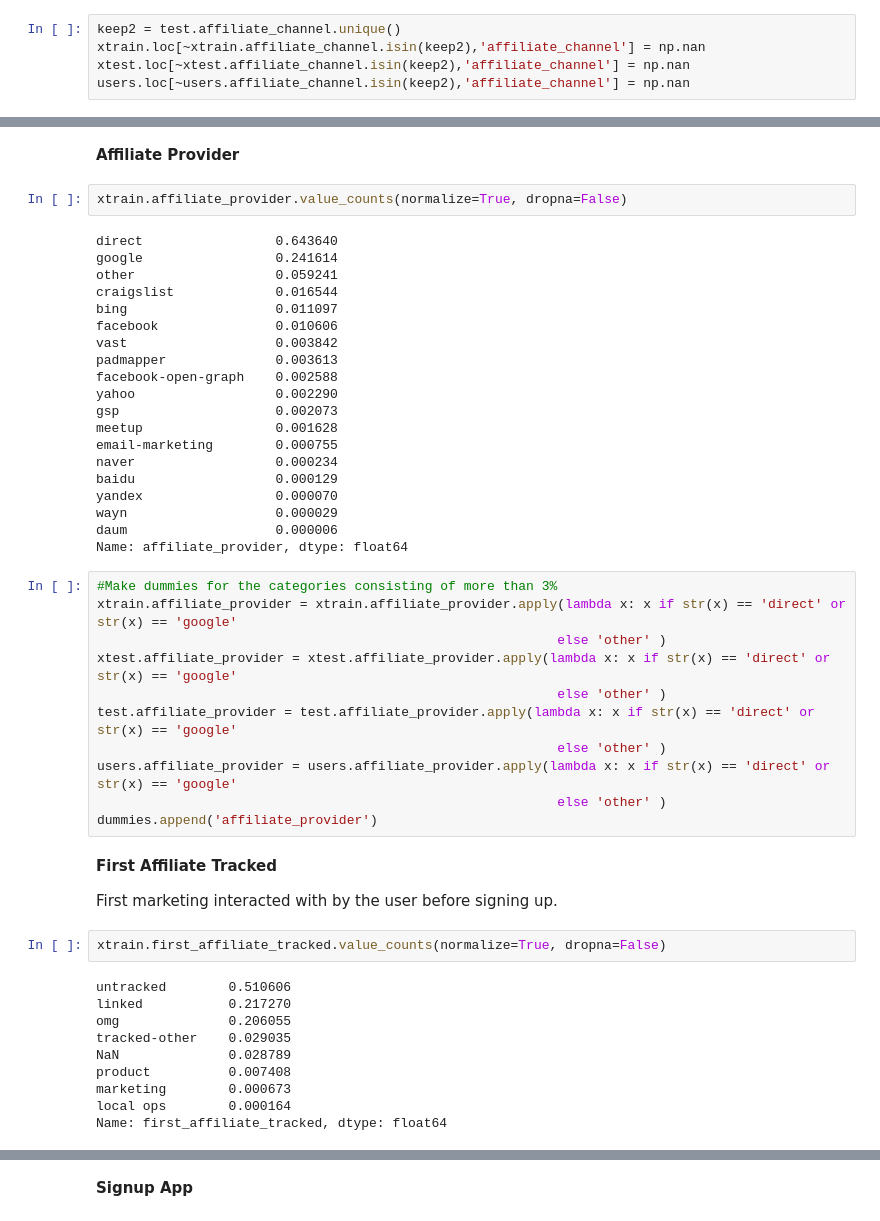
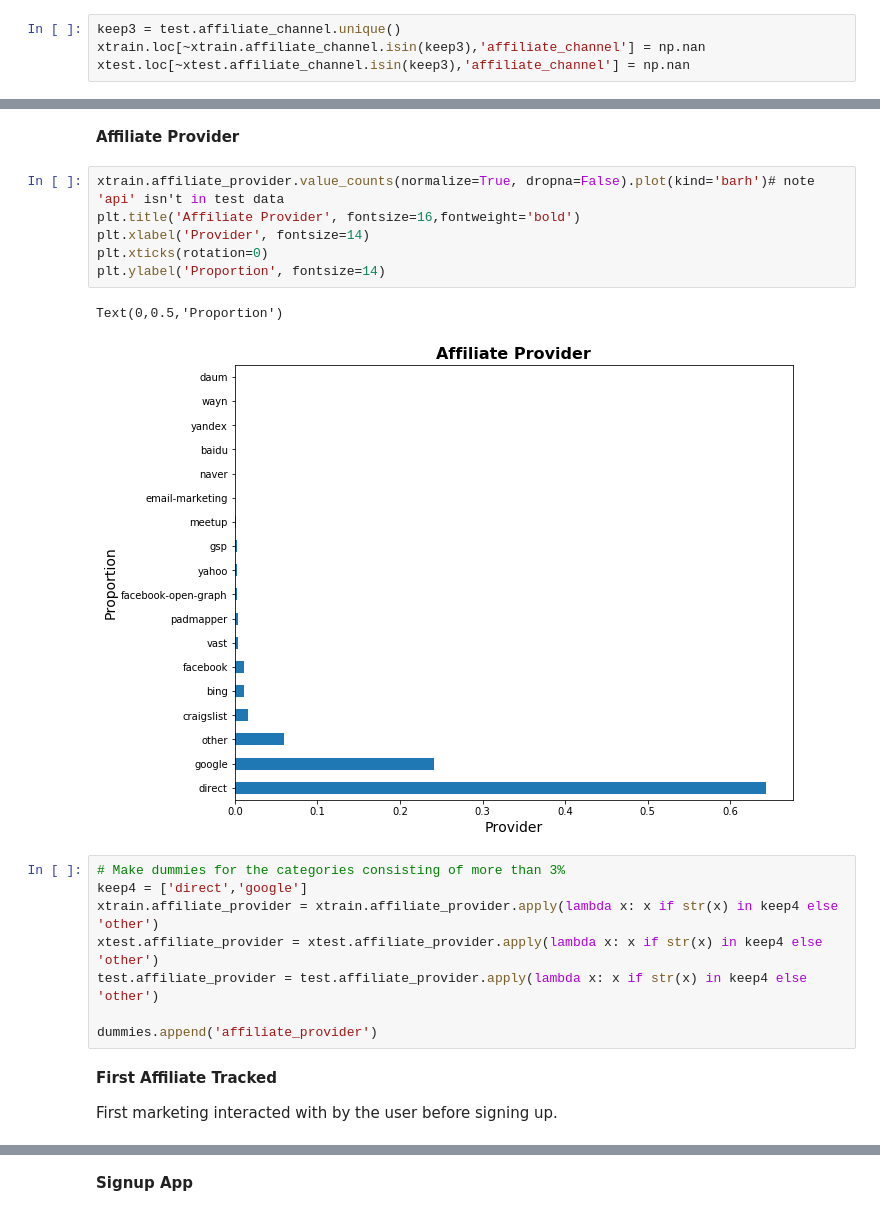
Before and after one commit to broad32/Project, a Jupyter notebook: Project.ipynb, the cells around one changed output, grey strips where cells are left out. Cells and saved outputs as stored; diff of their text form.

```diff
--- a/Project.ipynb
+++ b/Project.ipynb
@@ -396,58 +401,29 @@ Since there are values of affiliate_channel contained int the training data but
 # %%
-keep2 = test.affiliate_channel.unique()
-xtrain.loc[~xtrain.affiliate_channel.isin(keep2),'affiliate_channel'] = np.nan
-xtest.loc[~xtest.affiliate_channel.isin(keep2),'affiliate_channel'] = np.nan
-users.loc[~users.affiliate_channel.isin(keep2),'affiliate_channel'] = np.nan
+keep3 = test.affiliate_channel.unique()
+xtrain.loc[~xtrain.affiliate_channel.isin(keep3),'affiliate_channel'] = np.nan
+xtest.loc[~xtest.affiliate_channel.isin(keep3),'affiliate_channel'] = np.nan
 # %%
 dummies.append('affiliate_channel')
 # %% [markdown]
 **Affiliate Provider**
-# %%
-xtrain.affiliate_provider.value_counts(normalize=True, dropna=False)
-# %% [output]
-direct                 0.643640
-google                 0.241614
-other                  0.059241
-craigslist             0.016544
-bing                   0.011097
-facebook               0.010606
-vast                   0.003842
-padmapper              0.003613
-facebook-open-graph    0.002588
-yahoo                  0.002290
-gsp                    0.002073
-meetup                 0.001628
-email-marketing        0.000755
-naver                  0.000234
-baidu                  0.000129
-yandex                 0.000070
-wayn                   0.000029
-daum                   0.000006
-Name: affiliate_provider, dtype: float64
+# %%
+xtrain.affiliate_provider.value_counts(normalize=True, dropna=False).plot(kind='barh')# note 'api' isn't in test data
+plt.title('Affiliate Provider', fontsize=16,fontweight='bold')
+plt.xlabel('Provider', fontsize=14)
+plt.xticks(rotation=0)
+plt.ylabel('Proportion', fontsize=14)
+# %% [output]
+Text(0,0.5,'Proportion')
+[figure, added]
 # %%
-#Make dummies for the categories consisting of more than 3%
-xtrain.affiliate_provider = xtrain.affiliate_provider.apply(lambda x: x if str(x) == 'direct' or str(x) == 'google'
-                                                           else 'other' )
-xtest.affiliate_provider = xtest.affiliate_provider.apply(lambda x: x if str(x) == 'direct' or str(x) == 'google'
-                                                           else 'other' )
-test.affiliate_provider = test.affiliate_provider.apply(lambda x: x if str(x) == 'direct' or str(x) == 'google'
-                                                           else 'other' )
-users.affiliate_provider = users.affiliate_provider.apply(lambda x: x if str(x) == 'direct' or str(x) == 'google'
-                                                           else 'other' )
+# Make dummies for the categories consisting of more than 3%
+keep4 = ['direct','google']
+xtrain.affiliate_provider = xtrain.affiliate_provider.apply(lambda x: x if str(x) in keep4 else 'other')
+xtest.affiliate_provider = xtest.affiliate_provider.apply(lambda x: x if str(x) in keep4 else 'other')
+test.affiliate_provider = test.affiliate_provider.apply(lambda x: x if str(x) in keep4 else 'other')
+
 dummies.append('affiliate_provider')
 # %% [markdown]
 **First Affiliate Tracked**
 
 First marketing interacted with by the user before signing up.
-# %%
-xtrain.first_affiliate_tracked.value_counts(normalize=True, dropna=False)
-# %% [output]
-untracked        0.510606
-linked           0.217270
-omg              0.206055
-tracked-other    0.029035
-NaN              0.028789
-product          0.007408
-marketing        0.000673
-local ops        0.000164
-Name: first_affiliate_tracked, dtype: float64
```
Also changed, not shown: parts of 107 cells of this notebook.
